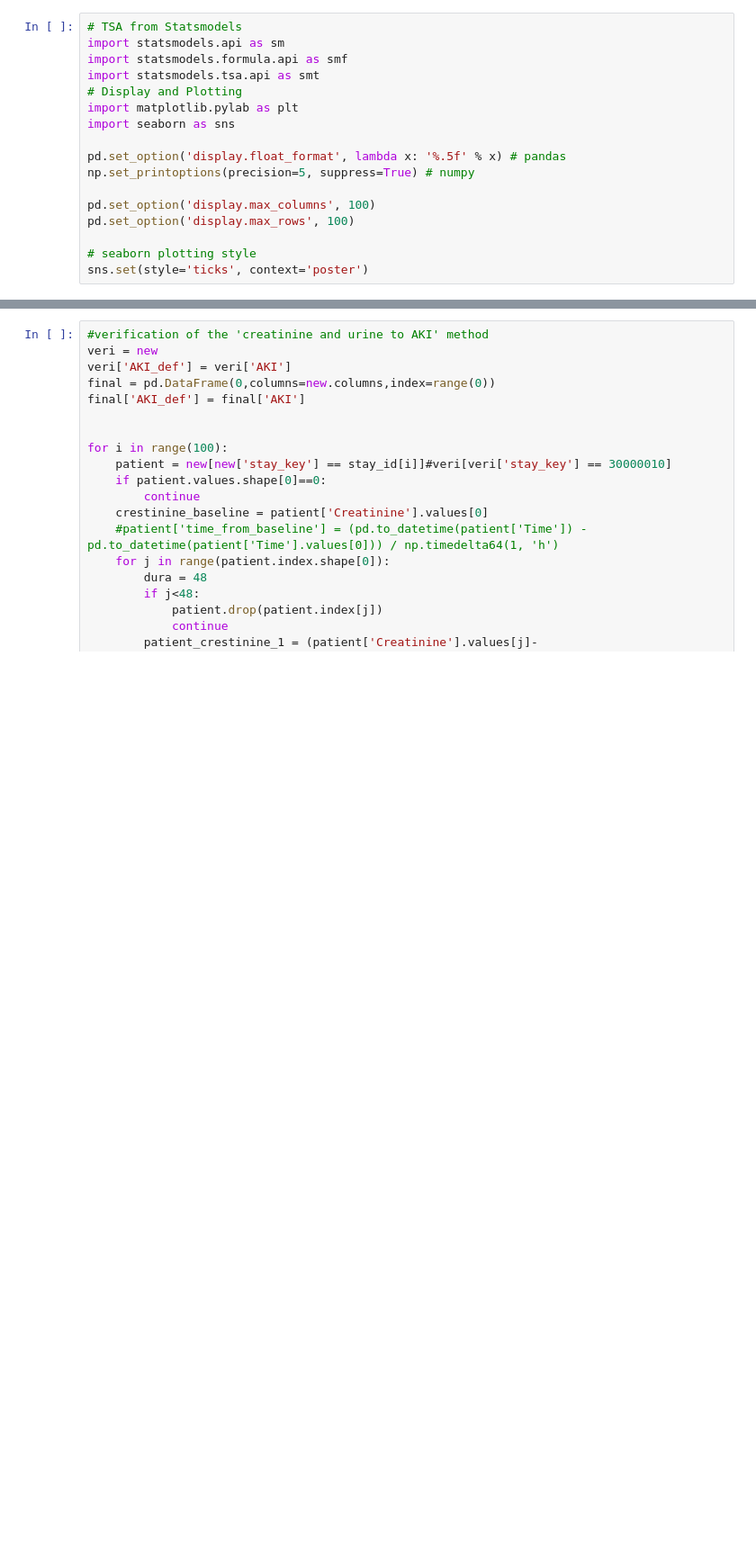
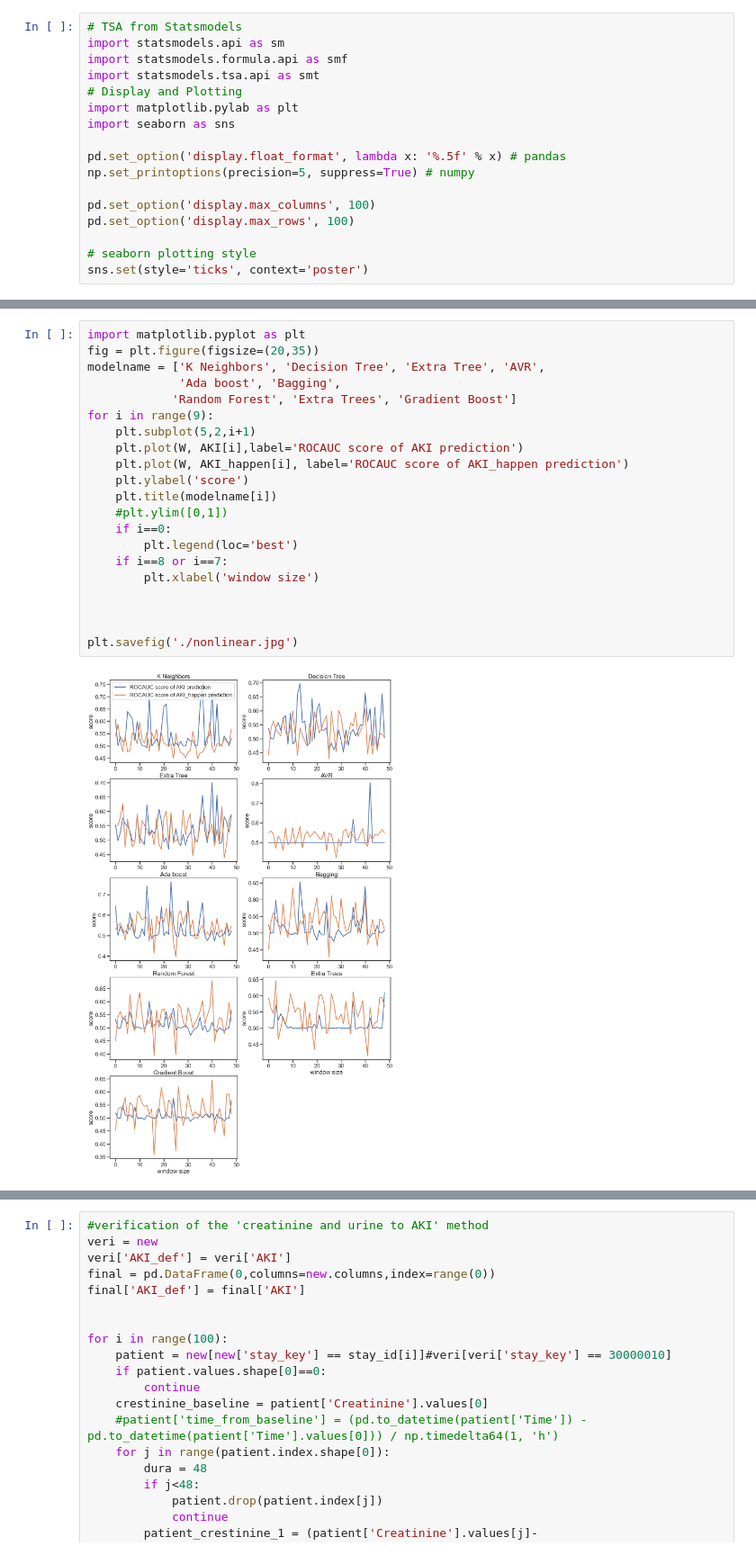
Before and after one commit to Hans0124SG/SPH6004_assignment2, a Jupyter notebook: MengXin.ipynb, the cells around one changed output, grey strips where cells are left out. Shown at 90% size. Cells and saved outputs as stored; diff of their text form; blank space fills up the shorter version.

```diff
--- a/MengXin.ipynb
+++ b/MengXin.ipynb
@@ -155,3 +240,26 @@ Defined 9 models
+# %%
+import matplotlib.pyplot as plt
+fig = plt.figure(figsize=(20,35))
+modelname = ['K Neighbors', 'Decision Tree', 'Extra Tree', 'AVR',
+             'Ada boost', 'Bagging',
+            'Random Forest', 'Extra Trees', 'Gradient Boost']
+for i in range(9):
+    plt.subplot(5,2,i+1)
+    plt.plot(W, AKI[i],label='ROCAUC score of AKI prediction')
+    plt.plot(W, AKI_happen[i], label='ROCAUC score of AKI_happen prediction')
+    plt.ylabel('score')
+    plt.title(modelname[i])
+    #plt.ylim([0,1])
+    if i==0:
+        plt.legend(loc='best')
+    if i==8 or i==7:
+        plt.xlabel('window size')
+
+
+
+plt.savefig('./nonlinear.jpg')
+# %% [output]
+[figure, added]
 # %%
 # nonlinear model to predict AKI in next hour
 for i in range(9):
```
Also changed, not shown: parts of 14 cells of this notebook.
